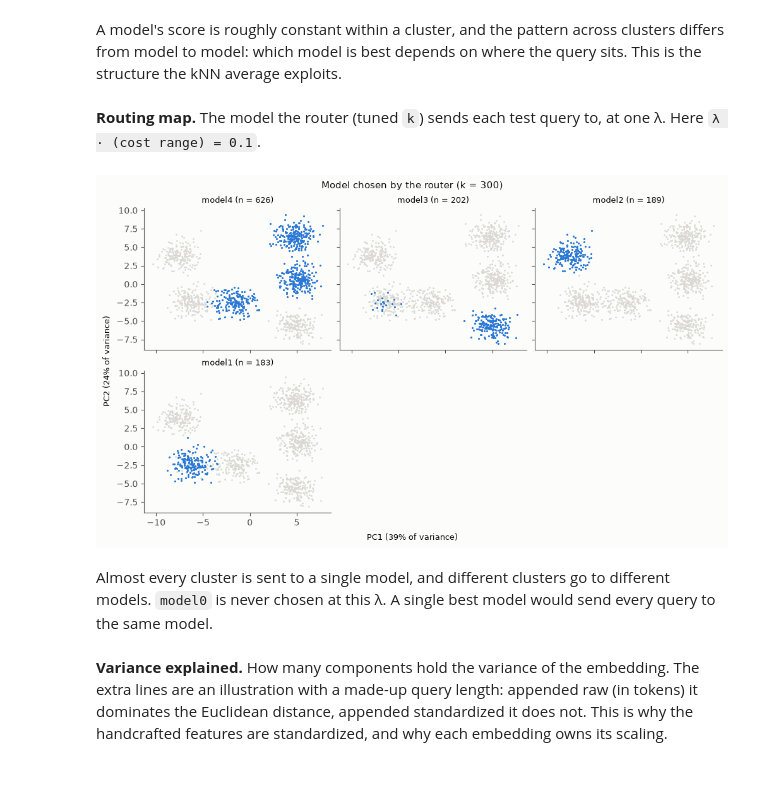
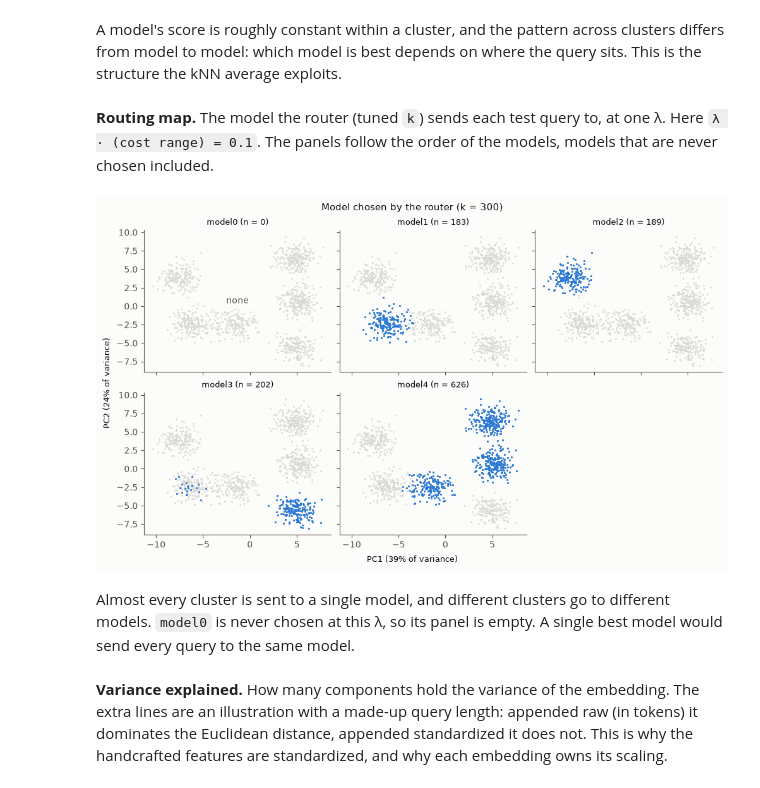
Before and after one commit to mpodolinsky/query-representation-learning, a Jupyter notebook: michal-harness/walkthrough.ipynb, the cells around one changed output. Cells and saved outputs as stored; diff of their text form; code cells hidden in the pictures.

```diff
--- a/michal-harness/walkthrough.ipynb
+++ b/michal-harness/walkthrough.ipynb
@@ -288,16 +288,16 @@ fig = plots.plot_pca_quality(Z[data.train], ratio, data.S[data.train], data.mode
 # %% [markdown]
 A model's score is roughly constant within a cluster, and the pattern across clusters differs from model to model: which model is best depends on where the query sits. This is the structure the kNN average exploits.
 # %% [markdown]
-**Routing map.** The model the router (tuned `k`) sends each test query to, at one λ. Here `λ · (cost range) = 0.1`.
+**Routing map.** The model the router (tuned `k`) sends each test query to, at one λ. Here `λ · (cost range) = 0.1`. The panels follow the order of the models, models that are never chosen included.
 # %%
 lam = 0.1 / np.ptp(data.cost)
 picks = route(r["Q_hat"], data.cost, lam)
 fig = plots.plot_pca_groups(Z[data.test], ratio, picks, f"Model chosen by the router (k = {r['k']})",
-                            names=dict(enumerate(data.models)))
+                            names=dict(enumerate(data.models)), groups=range(len(data.models)))
 # %% [output]
-[figure, old version]
+[figure, new version]
 # %% [markdown]
-Almost every cluster is sent to a single model, and different clusters go to different models. `model0` is never chosen at this λ. A single best model would send every query to the same model.
+Almost every cluster is sent to a single model, and different clusters go to different models. `model0` is never chosen at this λ, so its panel is empty. A single best model would send every query to the same model.
 # %% [markdown]
 **Variance explained.** How many components hold the variance of the embedding. The extra lines are an illustration with a made-up query length: appended raw (in tokens) it dominates the Euclidean distance, appended standardized it does not. This is why the handcrafted features are standardized, and why each embedding owns its scaling.
 # %%
```
Also changed, not shown: parts of 2 cells of this notebook, 7 other files.
